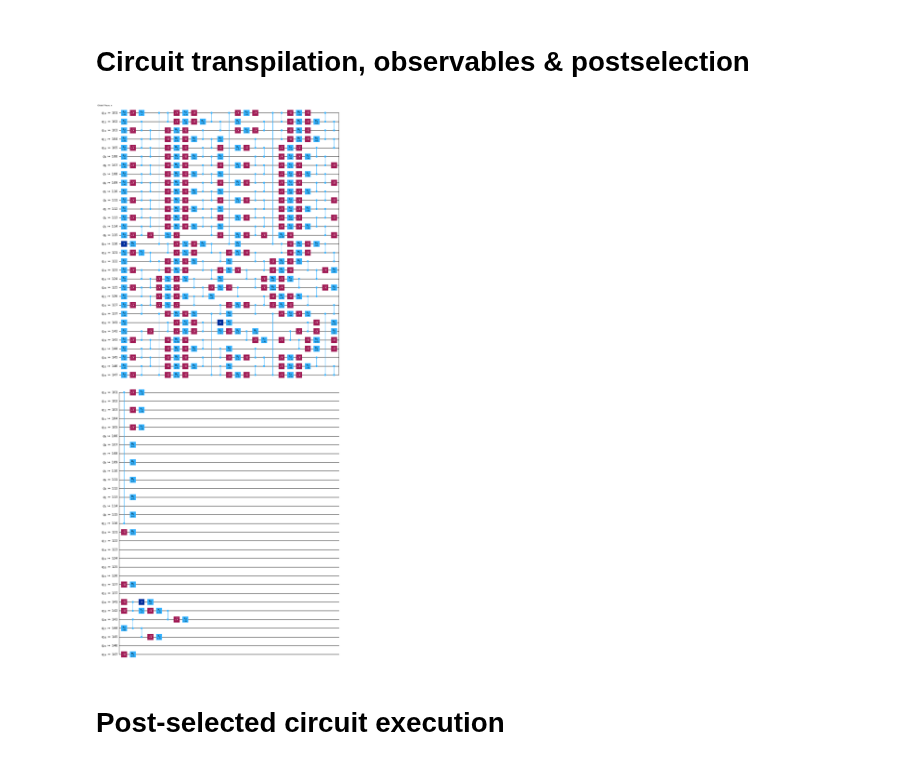
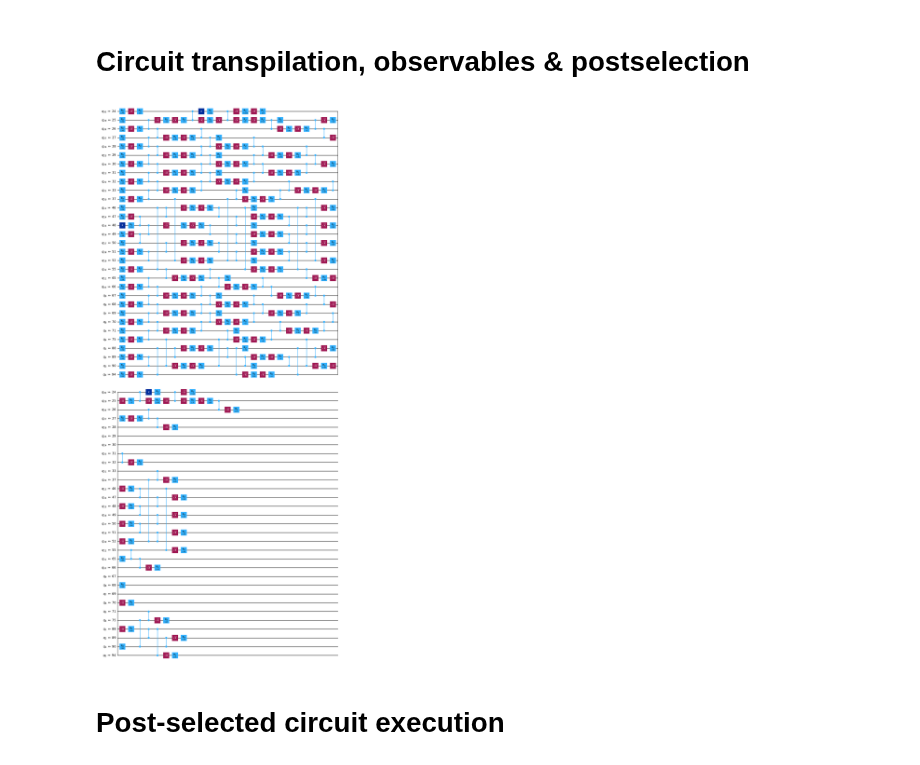
Before and after one commit to Fradm98/qs-qh, a Jupyter notebook: src/notebooks/Z2/z2_chain_hardware_postselection.ipynb, the cells around one changed output. Drawn from its saved outputs; the diff is of its cells as text; code cells hidden in the pictures.

```diff
--- a/src/notebooks/Z2/z2_chain_hardware_postselection.ipynb
+++ b/src/notebooks/Z2/z2_chain_hardware_postselection.ipynb
@@ -7,12 +7,11 @@
 from utils.hexec import create_estimator_options
 from utils.hexec import ExecDB
 
-L_arr = [16, 42, 50]
-# L_arr = [16]
+L_arr = [16]
 J_arr = [1]
 h_arr = [0.05]
 lamb_arr = [0.7]
-g_arr = [8]
+g_arr = [None]
 
 x_basis = False
 
@@ -41,11 +40,11 @@ from cobos.tokens import ibm_token, group_instance, group_instance2
 channel = "ibm_quantum"
 # device = "ibm_kyiv"
 # device = "ibm_brisbane"
-device = "ibm_fez"
+# device = "ibm_fez"
 # device = "ibm_sherbrooke"
-# device = "ibm_torino"
+device = "ibm_torino"
 
-eplg_absolute = 1.49e-3
+eplg_absolute = 9.08e-3
 
 service = QiskitRuntimeService(channel=channel, token=ibm_token, instance=group_instance2)
 backend = service.backend(device)
@@ -78,37 +77,37 @@ sampler_options = {
         "enable": True,
         "sequence_type": "XY4"
     },
     "twirling": {
         "enable_gates": True,
         "enable_measure": True,
-        "num_randomizations": "auto",
-        "shots_per_randomization": "auto"
+        "num_randomizations": shots//100,
+        "shots_per_randomization": 100
     }
 }
 
 for L, pp_ps in zip(L_arr, particle_pair_left_positions):
     qubits_inds = get_backend_best_qubit_chain(backend, 2*L-1)
     this_circuits = []
     if odr: this_odr_circuits = []
     this_extra_options = []
     for J, h, lamb, g in product(J_arr, h_arr, lamb_arr, g_arr):
         circuits_filepath = os.path.join(circ_folder_path, f"z2chain_quench_circs_{device}_maxt_{final_time}_steps_{steps}_L_{L}_J_{J:.04f}_h_{h:.04f}_lamb_{lamb:.04f}_g_{g}_pp_{pp_ps}_pl_{particle_pair_length}_xbasis_{x_basis}.qpy")
         circs_func_args = (L, J, h, lamb, pp_ps, particle_pair_length, final_time, steps, backend, optimization_level, eplg_absolute, g, qubits_inds, x_basis)
         physical_circuits = erradj_particle_pair_quench_simulation_circuits(L, J, h, lamb, pp_ps, particle_pair_length, final_time, steps, backend, optimization_level, eplg_absolute, g, qubits_inds, x_basis=x_basis, force_even=True)
         this_circuits.append(physical_circuits)
         this_extra_options.append({"backend": device, "L": L, "J": J, "h": h, "λ":lamb, "g": g, "particle_pair_position": pp_ps, "particle_pair_length": particle_pair_length, "final_time": final_time, "eplg": eplg_absolute})
         if odr:
-            odr_func_args = (L, J, h, lamb, final_time, steps, backend, eplg_absolute, g, qubits_inds, x_basis)
+            odr_func_args = (L, J, h, lamb, final_time, steps, backend, eplg_absolute, g, pp_ps, particle_pair_length, qubits_inds, x_basis)
             this_odr_circuits.append(odr_compuncomp_circuits(*odr_func_args))
     circuits.append(this_circuits)
     if odr: odr_circuits.append(this_odr_circuits)
     observable_generating_funcs.append([partial(local_pauli_z if not x_basis else local_pauli_x, qubit_ind=i) for i in range(2*L-1)])
     postselection_operators_funcs.append(lambda nqubits: postselection_operators((nqubits + 1)//2, x_basis))
     extra_options.append(this_extra_options)
 
 circuits[0][0][1].draw(output="mpl", idle_wires=False, filename="transpiled_circ_erradj.png")
 # %% [output]
-[figure, old version]
+[figure, new version]
 # %% [markdown]
 # Post-selected circuit execution
 # %% [markdown]
```
Also changed, not shown: parts of 3 cells of this notebook, 7 other files.
